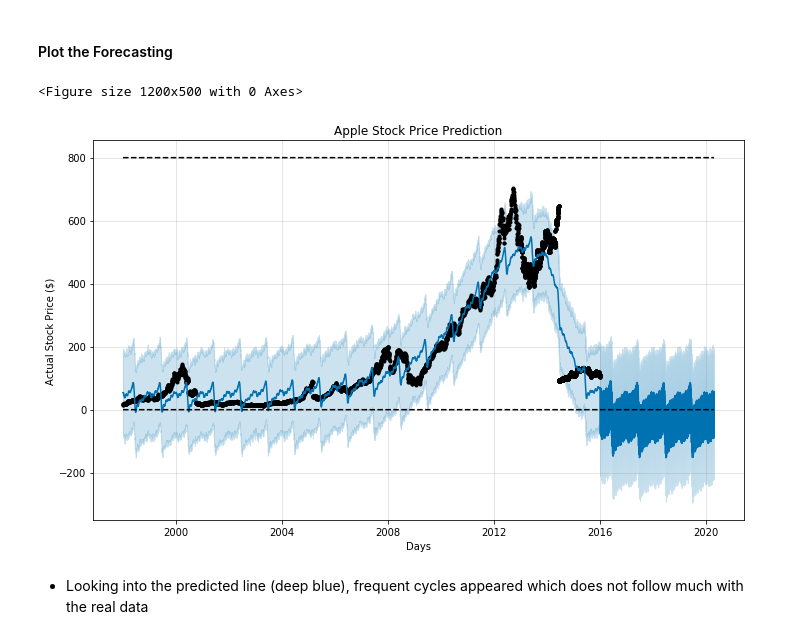
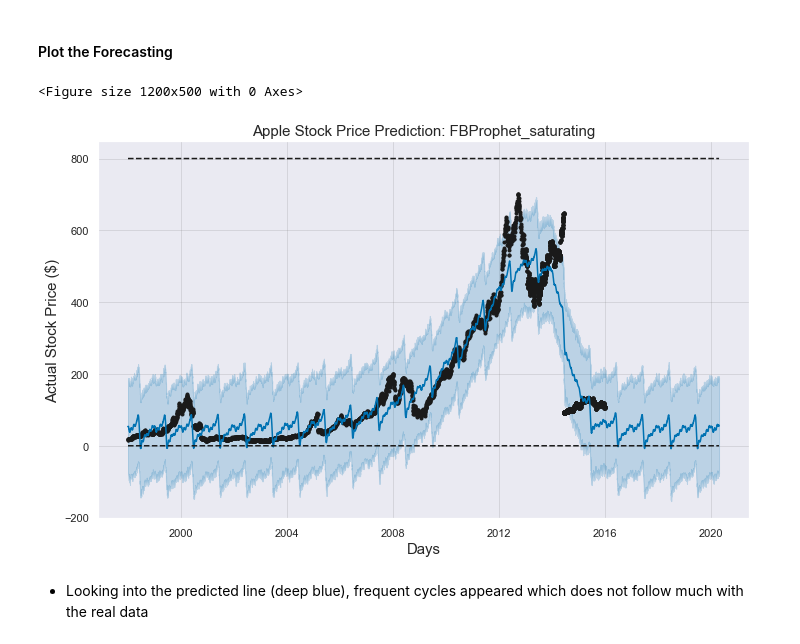
Before and after one commit to saimoom026/Springboard, a Jupyter notebook: springboard/Capstone two/Stock-price-prediction-modelling.ipynb, the cells around one changed output. Cells and saved outputs as stored; diff of their text form; code cells hidden in the pictures.

```diff
--- a/springboard/Capstone two/Stock-price-prediction-modelling.ipynb
+++ b/springboard/Capstone two/Stock-price-prediction-modelling.ipynb
@@ -537,8 +547,8 @@ m2.fit(train_data)
 future = m2.make_future_dataframe(periods = forecast_days, freq = 'D')
 future_no_weekends = future[future['ds'].dt.dayofweek < 5]
 
-future['cap'] = 800
-future['floor'] = 0
+future_no_weekends['cap'] = 800
+future_no_weekends['floor'] = 0
 # %% [output]
 INFO:fbprophet:Disabling daily seasonality. Run prophet with daily_seasonality=True to override this.
 # %% [markdown]
@@ -546,23 +556,24 @@ INFO:fbprophet:Disabling daily seasonality. Run prophet with daily_seasonality=T
 # %%
 # Predict on the price
 
 forecast = m2.predict(future_no_weekends)
 
 
 # plot the forecast
 
 plt.figure(figsize=(12,5), dpi=100)
 
 fig = m2.plot(forecast)
 
-plt.title('Apple Stock Price Prediction')
+plt.title('Apple Stock Price Prediction: FBProphet_saturating', fontsize=15)
 plt.grid(True)
-plt.xlabel('Days')
-plt.ylabel('Actual Stock Price ($)')
+plt.xlabel('Days', fontsize=15)
+plt.ylabel('Actual Stock Price ($)', fontsize=15)
+plt.savefig("figures/7.png")
 plt.show()
 # %% [output]
 <Figure size 1200x500 with 0 Axes>
-[figure, old version]
+[figure, new version]
 # %% [markdown]
 - Looking into the predicted line (deep blue), frequent cycles appeared which does not follow much with the real data
 # %% [markdown]
```
Also changed, not shown: parts of 30 cells of this notebook.
